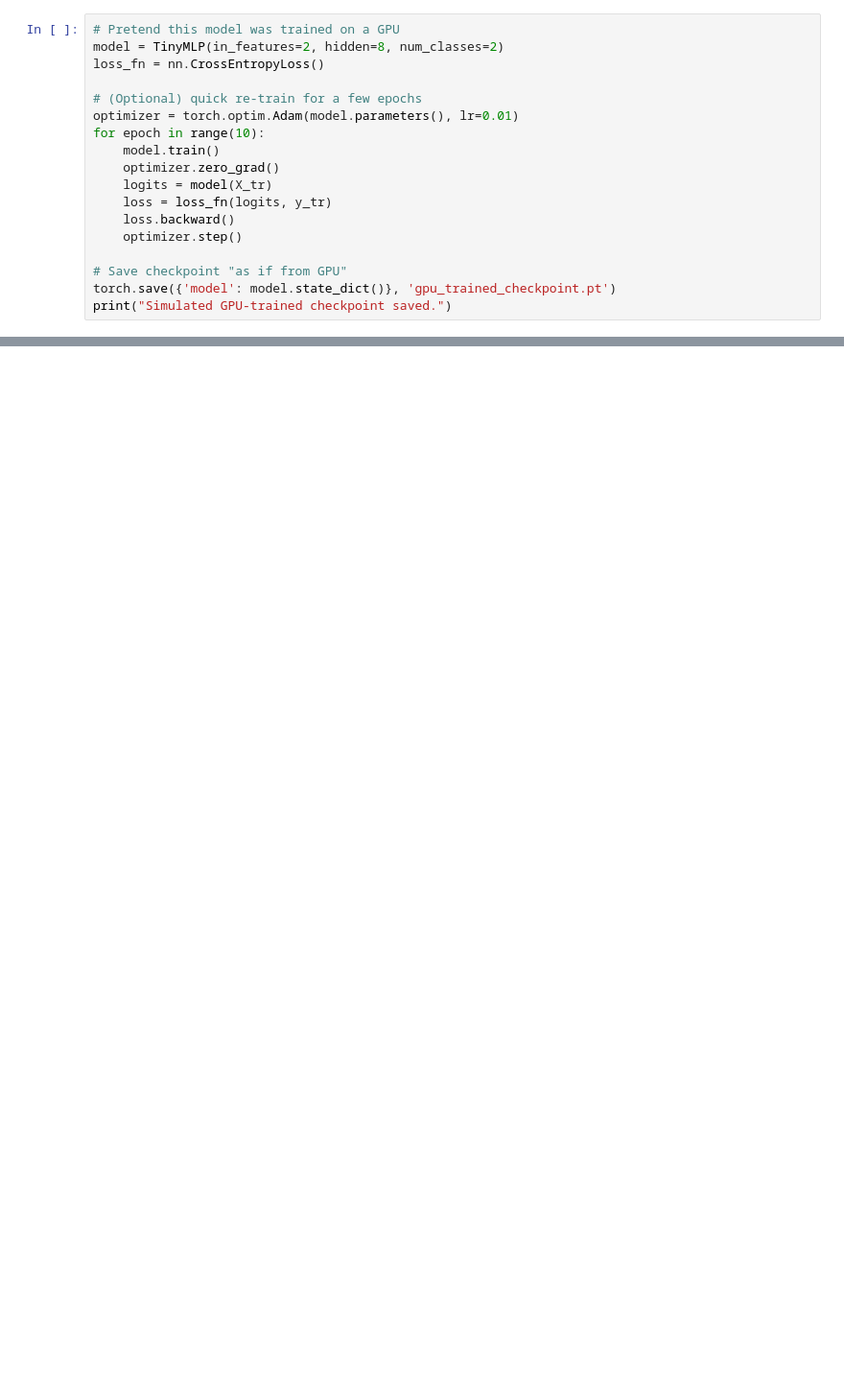
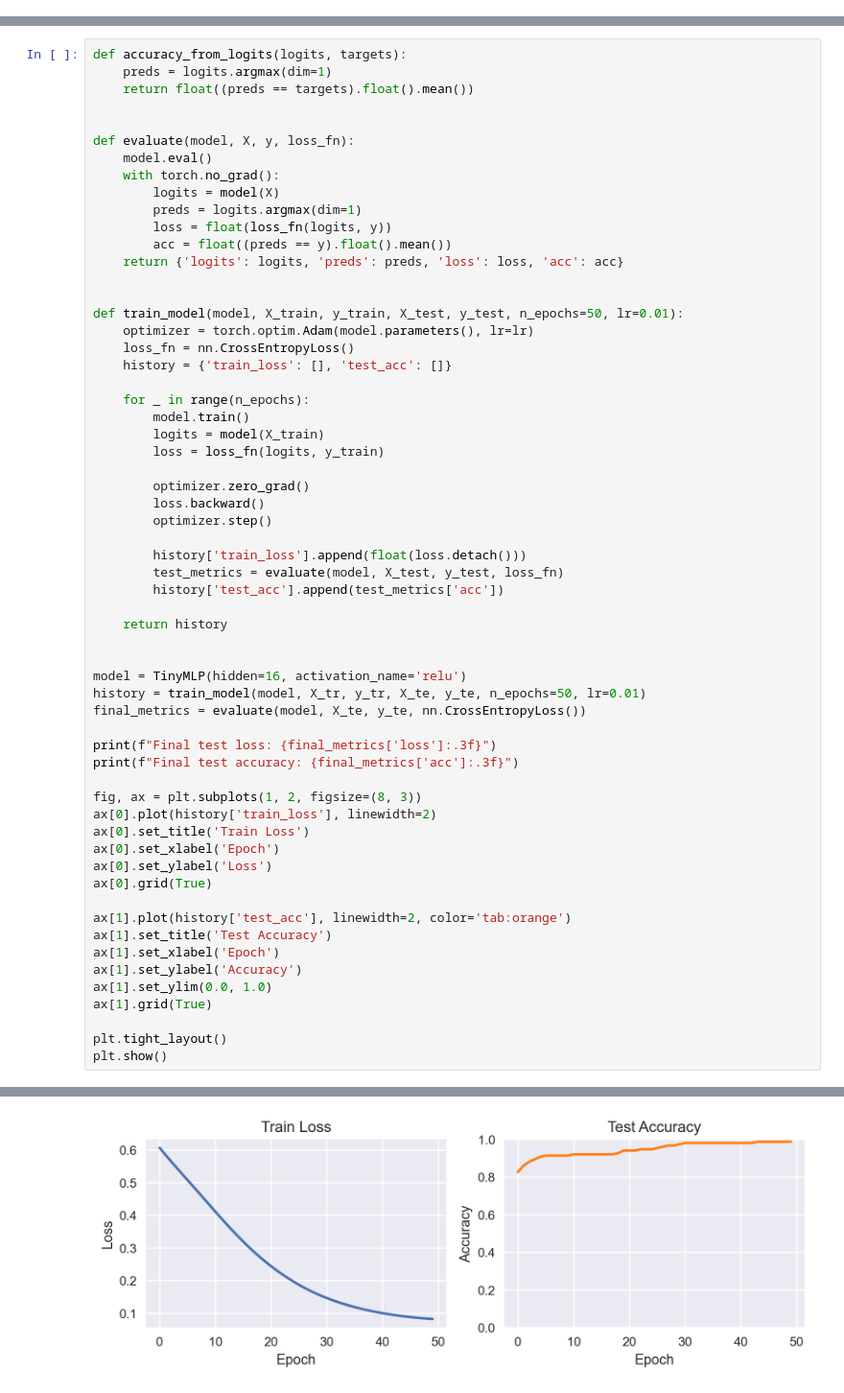
Before and after one commit to FranQuant/pytorch_dl_apps, a Jupyter notebook: part2_pytorch_basics/exercises_challenges/exercises_ch8_organize_code.ipynb, the cells around one changed output, grey strips where cells are left out. Shown at 96% size. Saved outputs shown, nothing was run; the diff lists cells and outputs as text; blank space fills up the shorter version.

Commit message:
Refactor Chapter 8 exercises into clean organized PyTorch notebooks

```diff
--- a/part2_pytorch_basics/exercises_challenges/exercises_ch8_organize_code.ipynb
+++ b/part2_pytorch_basics/exercises_challenges/exercises_ch8_organize_code.ipynb
@@ -687,18 +0,0 @@ Demonstrate safe checkpoint loading with `map_location='cpu'`; verify that CPU r
-# %%
-# Pretend this model was trained on a GPU
-model = TinyMLP(in_features=2, hidden=8, num_classes=2)
-loss_fn = nn.CrossEntropyLoss()
-
-# (Optional) quick re-train for a few epochs
-optimizer = torch.optim.Adam(model.parameters(), lr=0.01)
-for epoch in range(10):
-    model.train()
-    optimizer.zero_grad()
-    logits = model(X_tr)
-    loss = loss_fn(logits, y_tr)
-    loss.backward()
-    optimizer.step()
-
-# Save checkpoint "as if from GPU"
-torch.save({'model': model.state_dict()}, 'gpu_trained_checkpoint.pt')
-print("Simulated GPU-trained checkpoint saved.")
@@ -734,0 +106,61 @@ Test accuracy after restore: 0.810
+# %%
+def accuracy_from_logits(logits, targets):
+    preds = logits.argmax(dim=1)
+    return float((preds == targets).float().mean())
+
+
+def evaluate(model, X, y, loss_fn):
+    model.eval()
+    with torch.no_grad():
+        logits = model(X)
+        preds = logits.argmax(dim=1)
+        loss = float(loss_fn(logits, y))
+        acc = float((preds == y).float().mean())
+    return {'logits': logits, 'preds': preds, 'loss': loss, 'acc': acc}
+
+
+def train_model(model, X_train, y_train, X_test, y_test, n_epochs=50, lr=0.01):
+    optimizer = torch.optim.Adam(model.parameters(), lr=lr)
+    loss_fn = nn.CrossEntropyLoss()
+    history = {'train_loss': [], 'test_acc': []}
+
+    for _ in range(n_epochs):
+        model.train()
+        logits = model(X_train)
+        loss = loss_fn(logits, y_train)
+
+        optimizer.zero_grad()
+        loss.backward()
+        optimizer.step()
+
+        history['train_loss'].append(float(loss.detach()))
+        test_metrics = evaluate(model, X_test, y_test, loss_fn)
+        history['test_acc'].append(test_metrics['acc'])
+
+    return history
+
+
+model = TinyMLP(hidden=16, activation_name='relu')
+history = train_model(model, X_tr, y_tr, X_te, y_te, n_epochs=50, lr=0.01)
+final_metrics = evaluate(model, X_te, y_te, nn.CrossEntropyLoss())
+
+print(f"Final test loss: {final_metrics['loss']:.3f}")
+print(f"Final test accuracy: {final_metrics['acc']:.3f}")
+
+fig, ax = plt.subplots(1, 2, figsize=(8, 3))
+ax[0].plot(history['train_loss'], linewidth=2)
+ax[0].set_title('Train Loss')
+ax[0].set_xlabel('Epoch')
+ax[0].set_ylabel('Loss')
+ax[0].grid(True)
+
+ax[1].plot(history['test_acc'], linewidth=2, color='tab:orange')
+ax[1].set_title('Test Accuracy')
+ax[1].set_xlabel('Epoch')
+ax[1].set_ylabel('Accuracy')
+ax[1].set_ylim(0.0, 1.0)
+ax[1].grid(True)
+
+plt.tight_layout()
+plt.show()
+# %% [output]
@@ -734,0 +169 @@ Test accuracy after restore: 0.810
+[figure, added]
```
Also changed, not shown: parts of 87 cells of this notebook.
